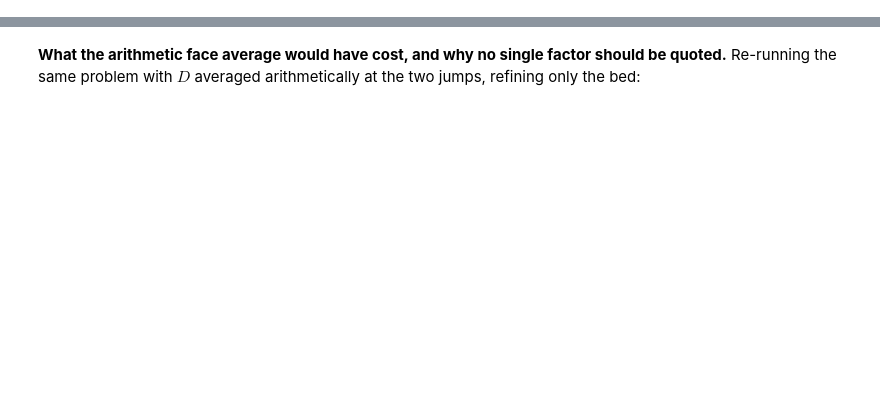
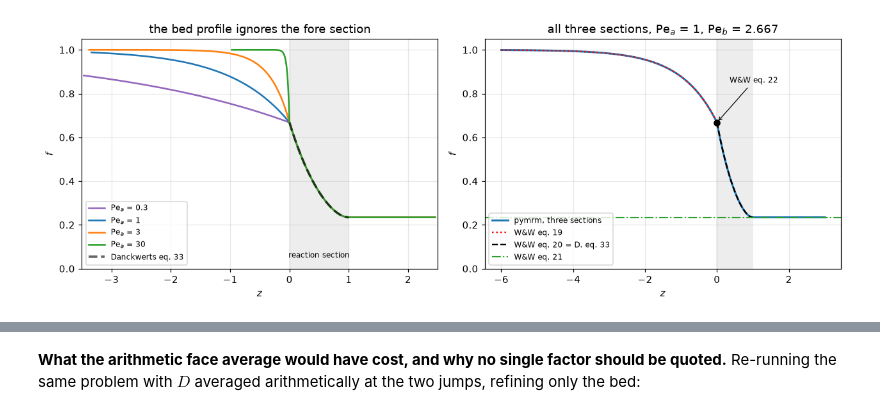
Before and after one commit to computational-chemical-engineering/pymrm-gallery, a Jupyter notebook: pages/A2.1-danckwerts-boundary-conditions/index.ipynb, the cells around one changed output, grey strips where cells are left out. Cells and saved outputs as stored; diff of their text form; code cells hidden in the pictures; blank space fills up the shorter version.

```diff
--- a/pages/A2.1-danckwerts-boundary-conditions/index.ipynb
+++ b/pages/A2.1-danckwerts-boundary-conditions/index.ipynb
@@ -966,15 +0,0 @@ fore-section flux, claimed constant at 1.0     : max |F-1| 6.97e-10
-# %%
-# is "the after section is flat" a measurement or an identity?  Truncate it.
-# Everything else - Pe_a, Pe_b, Pe_c, the bed grid, the fore section - is held
-# at the values that produced the 20-decay-length numbers printed above.
-for P_after in (2.0, 0.2):
-    z3, c3, _, _ = three_section(PE_A, PE_B, 1.0, R_REF, stretch=False, P=20.0,
-                                 P_after=P_after)
-    ma3, mb3 = z3 > 1.0, (z3 > 0) & (z3 < 1.0)
-    print(f"  after section {P_after:5g} decay lengths ({ma3.sum():5d} cells): "
-          f"peak-to-peak {float(np.ptp(c3[ma3])):.2e}, "
-          f"bed profile unchanged to {float(np.max(np.abs(c3[mb3] - cc[m_b]))):.1e}")
-print("An after section 100x too short reads as flat just as convincingly, and the")
-print("bed does not notice, so flatness is evidence about the DISCRETISATION, not")
-print("about Pe_c or the truncation length.  What it does license is the argument")
-print("in the next cell: flat implies zero diffusive flux at z = 1.")
@@ -987,0 +923,75 @@ in the next cell: flat implies zero diffusive flux at z = 1.
+# %%
+# the full three-section profile, on uniform grids, against eqs. 19 to 22
+
+
+def ts_profile(P=20.0, n_b=400, limiter=vanleer, a_in_exp=True, react_past_bed=False):
+    """Deviations of the uniform-grid three-section solve from eqs. 19 to 21."""
+    m = ThreeSection(PE_A, PE_B, 1.0, R_REF, n_b=n_b, stretch=False, P=P,
+                     react_past_bed=react_past_bed)
+    zc, cc, zf, fl = m.solve(limiter=limiter)
+    m_f, m_b, m_a = zc < 0, (zc > 0) & (zc < 1.0), zc > 1.0
+    f0 = f0_W22(PE_B, R_REF, a_in_exp)
+    eq19 = 1.0 - (1.0 - f0) * np.exp(PE_A * zc[m_f])
+    return dict(zc=zc, cc=cc, m_f=m_f, m_b=m_b, eq19=eq19,
+                fore=float(np.max(np.abs(cc[m_f] - eq19))),
+                bed=float(np.max(np.abs(cc[m_b] - c_prof_D33(zc[m_b], PE_B, R_REF)))),
+                exit=float(abs(m.exit_value(cc) / f_exit_W21(PE_B, R_REF) - 1)),
+                flat=float(np.ptp(cc[m_a])),
+                flux=float(np.max(np.abs(fl[zf < 0] - 1.0))),
+                flux_est=float((1.0 - f0) * np.exp(-P)), n_after=int(m_a.sum()), n=m.n)
+
+
+TP = ts_profile()
+
+fig, axes = plt.subplots(1, 2, figsize=(11.6, 4.2))
+ax = axes[0]
+for Pe_a, col in [(0.3, "tab:purple"), (1.0, "tab:blue"), (3.0, "tab:orange"),
+                  (30.0, "tab:green")]:
+    z2, c2, _, _ = ThreeSection(Pe_a, PE_B, 1.0, R_REF).solve()
+    k = (z2 > -3.5) & (z2 < 2.5)
+    ax.plot(z2[k], c2[k], color=col, lw=1.7, label=f"Pe$_a$ = {Pe_a:g}")
+ax.plot(ZZ, c_prof_D33(ZZ, PE_B, R_REF), "k--", lw=2.4, alpha=0.6, label="Danckwerts eq. 33")
+ax.axvspan(0, 1, color="0.93")
+ax.text(0.5, 0.05, "reaction section", ha="center", fontsize=8)
+ax.set(xlabel="$z$", ylabel="$f$", xlim=(-3.5, 2.5), ylim=(0, 1.05),
+       title="the bed profile ignores the fore section")
+ax.legend(fontsize=8, loc="lower left")
+
+ax = axes[1]
+zc, cc, m_f = TP["zc"], TP["cc"], TP["m_f"]
+k = (zc > -6) & (zc < 3)
+ax.plot(zc[k], cc[k], color="tab:blue", lw=2.0, label="pymrm, three sections")
+ax.plot(zc[m_f][zc[m_f] > -6], TP["eq19"][zc[m_f] > -6], "r:", lw=1.6, label="W&W eq. 19")
+ax.plot(ZZ, c_prof_D33(ZZ, PE_B, R_REF), "k--", lw=1.6, label="W&W eq. 20 = D. eq. 33")
+ax.axhline(f_exit_W21(PE_B, R_REF), color="tab:green", ls="-.", lw=1.4, label="W&W eq. 21")
+ax.plot(0.0, f0_W22(PE_B, R_REF), "o", color="k", ms=6)
+ax.annotate("W&W eq. 22", xy=(0.0, f0_W22(PE_B, R_REF)), xytext=(0.35, 0.85),
+            fontsize=8, arrowprops=dict(arrowstyle="->", lw=0.8))
+ax.axvspan(0, 1, color="0.93")
+ax.set(xlabel="$z$", ylabel="$f$", ylim=(0, 1.05),
+       title=fr"all three sections, Pe$_a$ = {PE_A:g}, Pe$_b$ = {PE_B:g}")
+ax.legend(fontsize=8, loc="lower left")
+fig.tight_layout()
+plt.show()
+
+print(f"fore section   vs W&W eq. 19 : max |deviation| {TP['fore']:.2e}")
+print(f"reaction sect. vs W&W eq. 20 : max |deviation| {TP['bed']:.2e}")
+print(f"exit value     vs W&W eq. 21 : relative        {TP['exit']:.2e}")
+print("  those three are measurements: each has a closed form it could disagree")
+print("  with, and the arithmetic-mean run below shows the first one moving.")
+print()
+print(f"fore-section flux, max |F - 1| below 1e-8 (here {TP['flux']:.1e}); the truncation estimate")
+print(f"  (1 - f(0)) exp(-P) = {TP['flux_est']:.1e} for an upstream section of P = 20 decay lengths.")
+print("  With no source upstream the discrete divergence is zero cell by cell, so the")
+print("  fore flux is constant by construction; its VALUE is a check that the upstream")
+print("  domain is long enough: the truncation error, plus the round-off floor of this")
+print(f"  {TP['n']}-cell uniform grid, which is of the same size here.")
+print(f"after section flat? peak-to-peak below 1e-9 (here {TP['flat']:.1e})")
+print("  For this model it is an identity of the discrete equations: downstream the flux")
+print("  balance with no reaction and constant D forces c_i = c_(i+1), for ANY Pe_c and")
+print("  ANY truncation length, so the peak-to-peak above is round-off.  It is not")
+print("  structural: let the reaction run on past z = 1 and it fails (break table).")
+print(f"  Measured, against the 20-decay-length, {TP['n_after']}-cell after section that")
+print("  produced the number above:")
+# %% [output]
+[figure, added]
```
Also changed, not shown: parts of 68 cells of this notebook, 9 other files.
